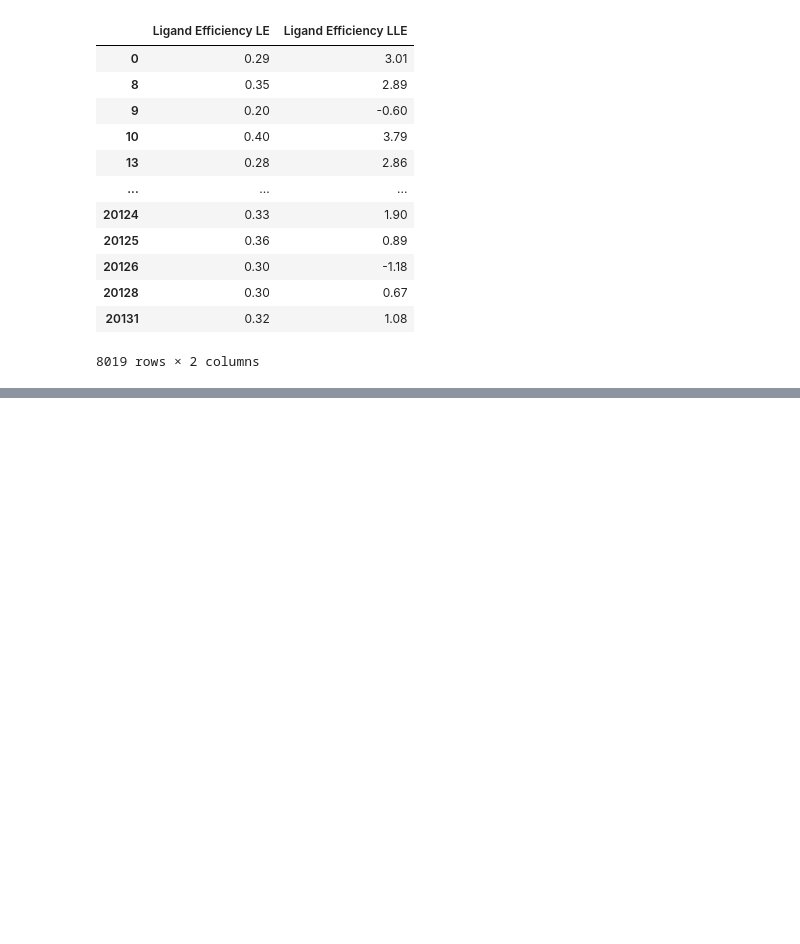
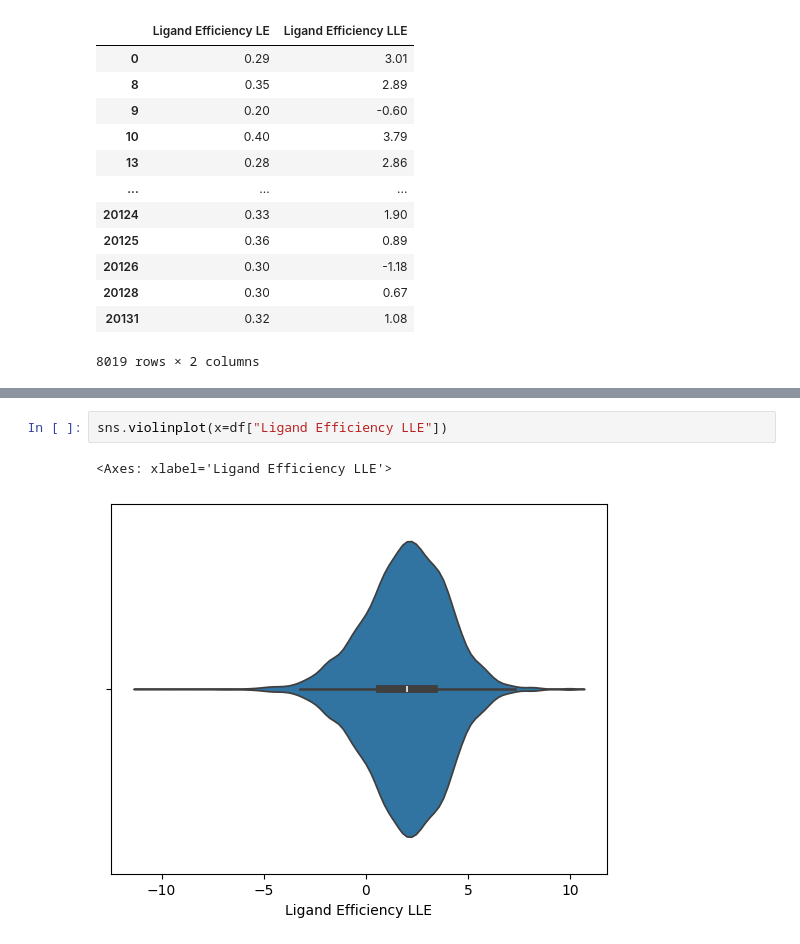
Before and after one commit to briskicedteaa/Scientific-Visualization-for-Computational-Biology, a Jupyter notebook: Distribution_Plots.ipynb, the cells around one changed output, grey strips where cells are left out. Saved outputs shown, nothing was run; the diff lists cells and outputs as text; blank space fills up the shorter version.

```diff
--- a/Distribution_Plots.ipynb
+++ b/Distribution_Plots.ipynb
@@ -26,0 +32,5 @@ df
+# %%
+sns.violinplot(x=df["Ligand Efficiency LLE"])
+# %% [output]
+<Axes: xlabel='Ligand Efficiency LLE'>
+[figure, added]
```
Also changed, not shown: parts of 1 cell of this notebook.
